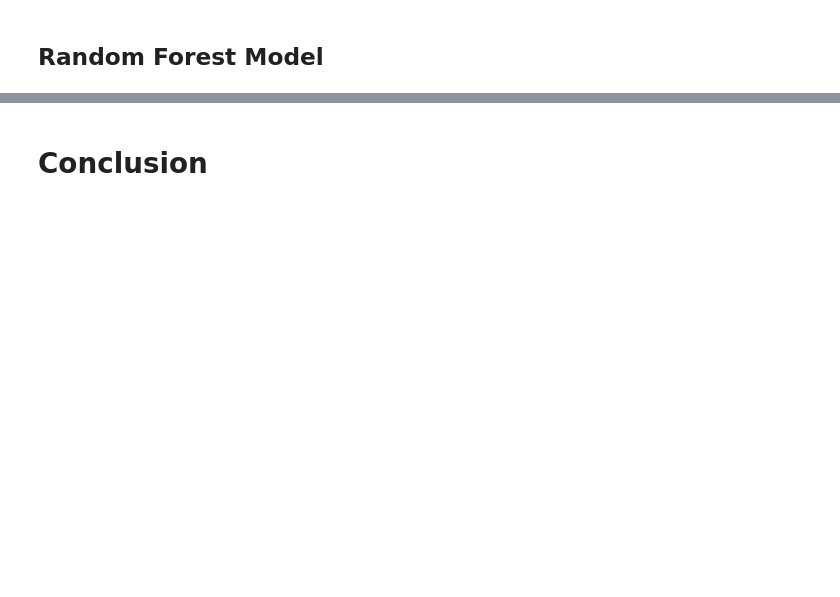
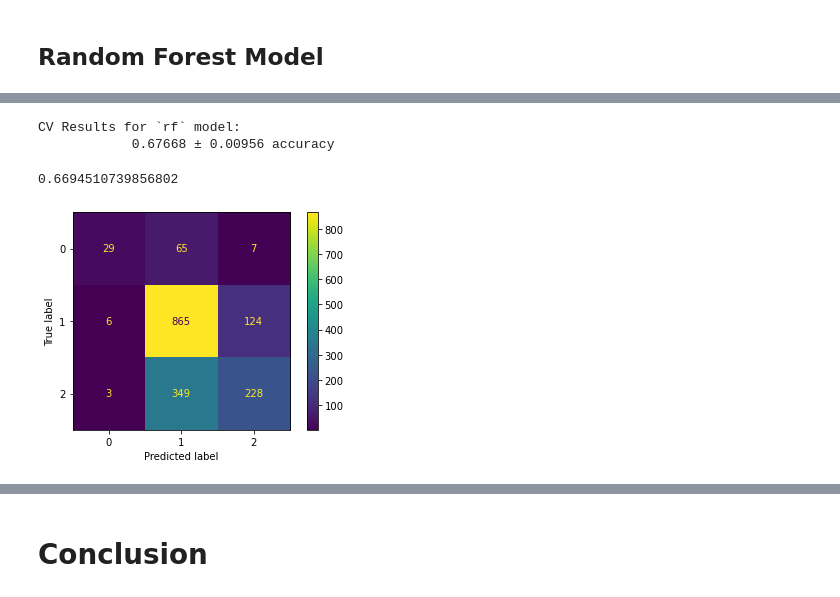
Before and after one commit to SeanE09/NLP_Tweets, a Jupyter notebook: JB_work/Discovery Notebook.ipynb, the cells around one changed output, grey strips where cells are left out. Saved outputs shown, nothing was run; the diff lists cells and outputs as text; code cells hidden in the pictures; blank space fills up the shorter version.

```diff
--- a/JB_work/Discovery Notebook.ipynb
+++ b/JB_work/Discovery Notebook.ipynb
@@ -480,0 +686,16 @@ I want to perform a gridsearch to for max features in the count vectorizer.
+# %%
+rf_model.print_cv_summary()
+# %% [output]
+CV Results for `rf` model:
+            0.67668 ± 0.00956 accuracy
+# %%
+rf.score(X_val_vec, y_val)
+# %% [output]
+0.6694510739856802
+# %%
+y_preds = rf.predict(X_val_vec)
+cm = confusion_matrix(y_val, y_preds)
+disp = ConfusionMatrixDisplay(confusion_matrix=cm)
+disp.plot();
+# %% [output]
+[figure, added]
```
Also changed, not shown: parts of 48 cells of this notebook.
